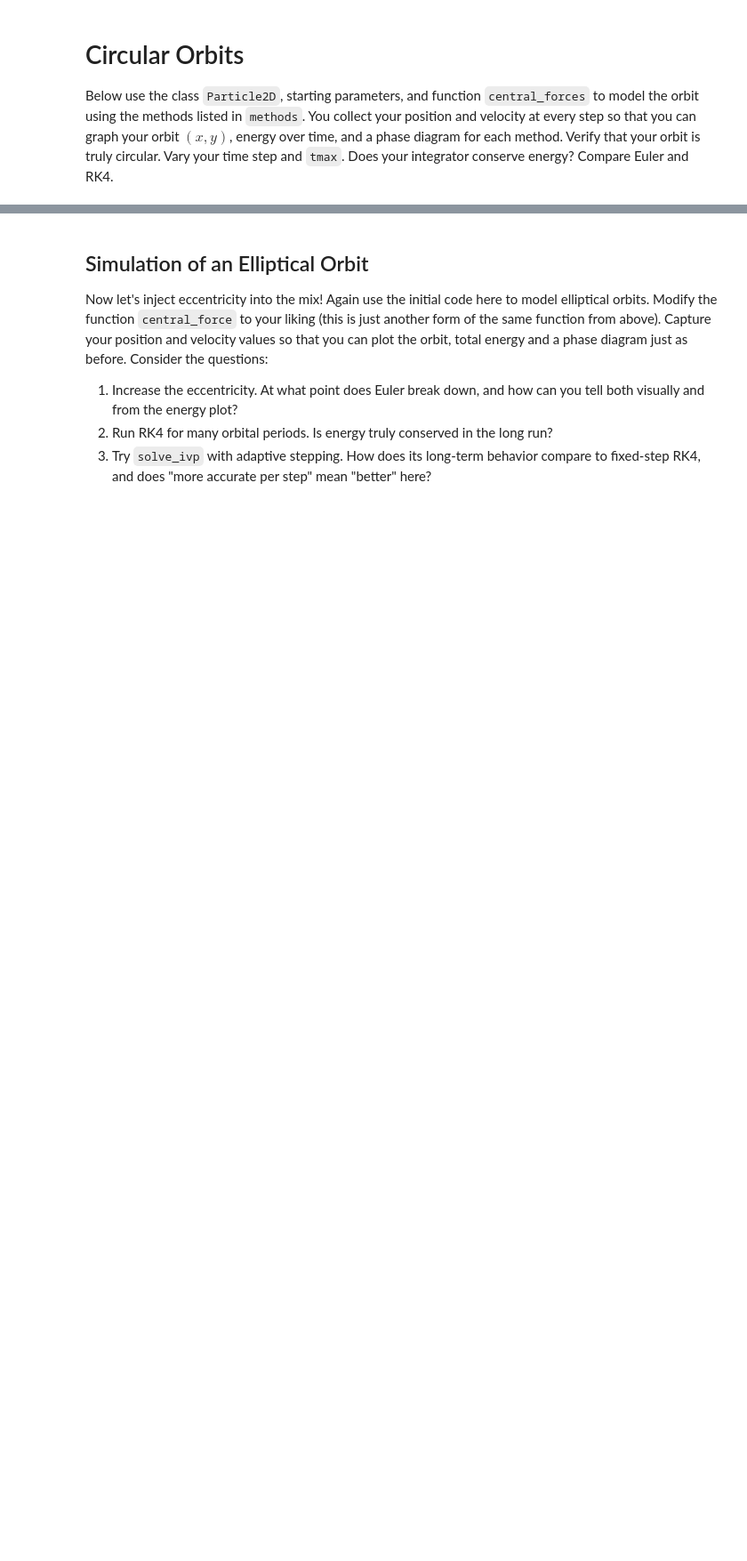
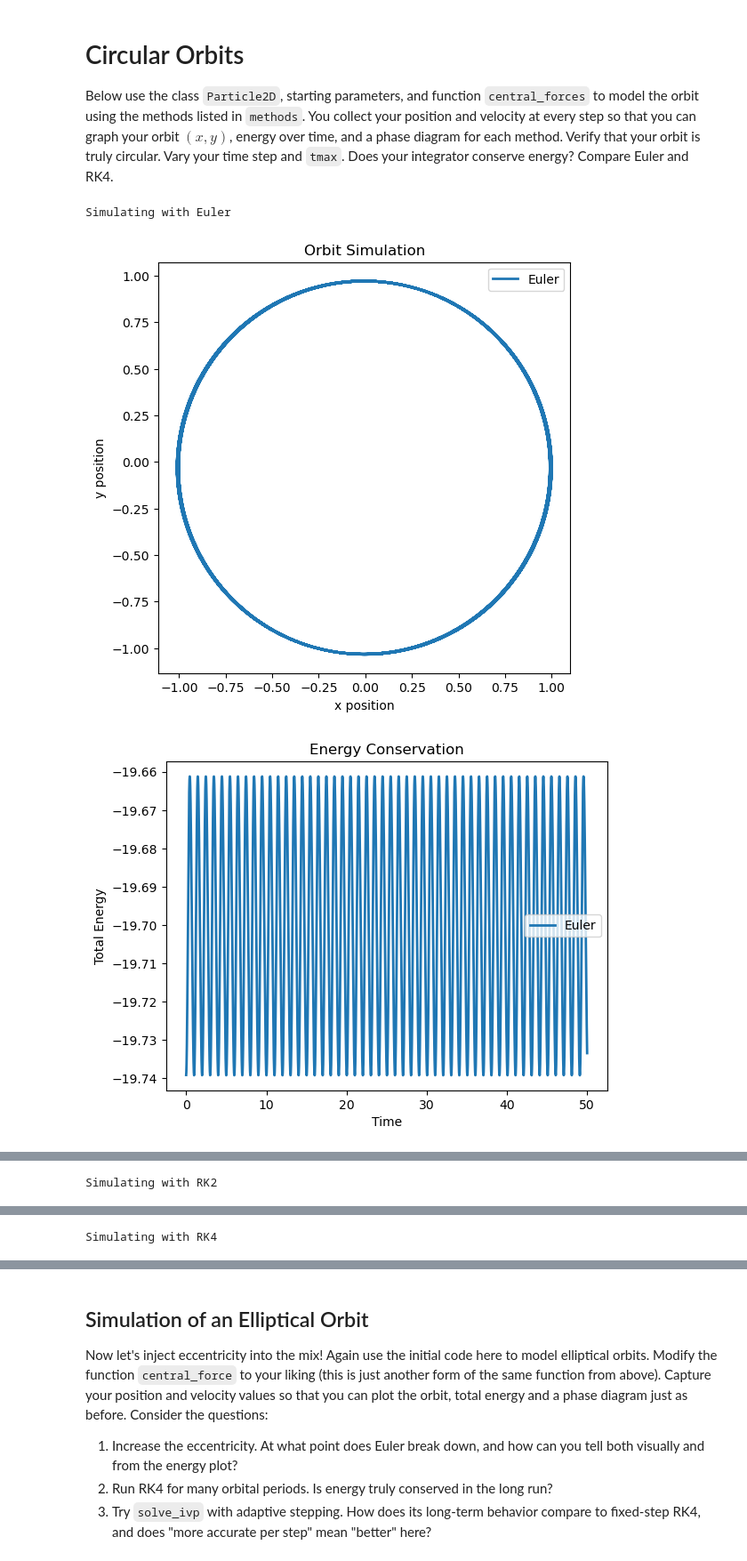
Before and after one commit to Phys3211/resources, a Jupyter notebook: Computation/05_Lecture_Numeric_Stability.ipynb, the cells around one changed output, grey strips where cells are left out. Shown at 89% size. Cells and saved outputs as stored; diff of their text form; code cells hidden in the pictures; blank space fills up the shorter version.

```diff
--- a/Computation/05_Lecture_Numeric_Stability.ipynb
+++ b/Computation/05_Lecture_Numeric_Stability.ipynb
@@ -165,7 +165,7 @@ x0 = r  # Initial position
 y0 = 0.0  # Start from the x-axis
 v0x = 0.0  # Initial velocity in x-direction
 v0y = v0  # Initial velocity entirely in the y-direction
-dt = 0.1  # Time step
+dt = 0.01  # Time step
 tmax = 50
 nsteps = int(tmax / dt)
 
@@ -184,31 +184,53 @@ for method_name, method in methods.items():
         np.zeros(nsteps),
         np.zeros(nsteps),
         np.zeros(nsteps),
     )
 
 # Your Code here
+    x[0], y[0], vx[0], vy[0] = x0, y0, v0x, v0y
+    energy[0] = 0.5*(v0y**2 + v0x**2) - GM/r
+
+    p = Particle2D(1.0, x0, y0, v0x, v0y)
+
+    for i in range(nsteps):
+        force = central_force(p.position)
+        if method == 'euler':
+            p.euler(force,dt)
+        else:
+            getattr(p, method)(lambda pos, vel: central_force(pos), dt)
+        x[i], y[i] = p.x, p.y
+        vx[i], vy[i] = p.vx, p.vy
+        r = math.sqrt(p.x**2 + p.y**2)
+        energy[i] = 0.5*(p.vx**2 + p.vy**2) - GM/r
+        #angular_momentum[i] = p.x*p.vy - p.y*p.vx
+
+    t = np.linspace(0.0, tmax, nsteps)
 
     plt.figure(figsize=(6, 6))
     plt.plot(x, y, lw=2, label=method_name)
     plt.gca().set_aspect('equal', adjustable='box')
     plt.xlabel('x position')
     plt.ylabel('y position')
     plt.title('Orbit Simulation')
     plt.legend()
     plt.show()
 
     plt.figure()
     plt.plot(t, energy, lw=2, label=method_name)
     plt.xlabel('Time')
     plt.ylabel('Total Energy')
     plt.title('Energy Conservation')
     plt.legend()
     plt.show()
 
     plt.figure()
-    plt.plot(r,totalv, lw=2, label=method_name)
+    plt.plot(x,vx, lw=2, label=method_name)
     plt.xlabel('Position')
     plt.ylabel('Total Velocity')
     plt.title('Phase Diagram')
     plt.legend()
     plt.show()
+# %% [output]
+Simulating with Euler
+[figure, added]
+[figure, added]
@@ -214,0 +238 @@ for method_name, method in methods.items():
+Simulating with RK2
@@ -214,0 +242 @@ for method_name, method in methods.items():
+Simulating with RK4
```
Also changed, not shown: parts of 1 cell of this notebook, 3 other files.
